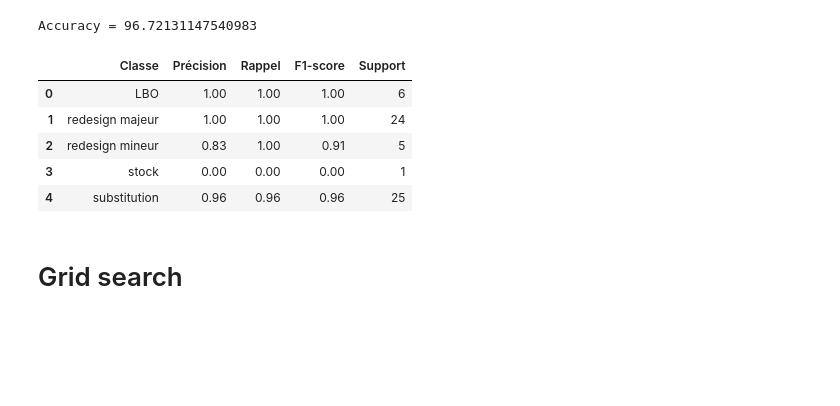
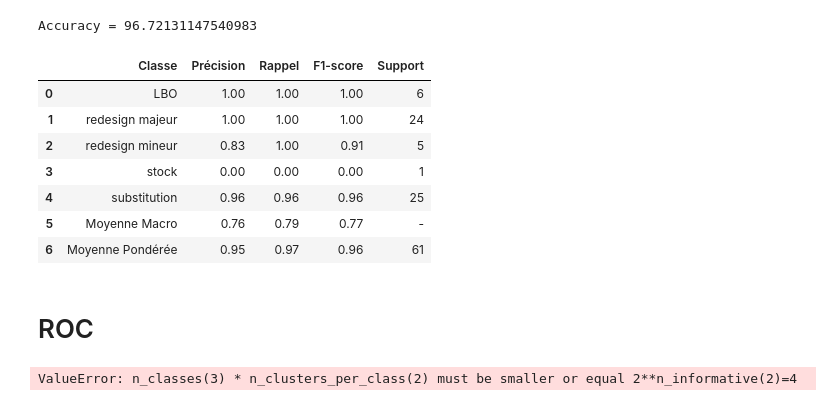
Before and after one commit to coupsim/PSYN_SNCF, a Jupyter notebook: Random_Forest_scratch.ipynb, the cells around one changed output. Cells and saved outputs as stored; diff of their text form; code cells hidden in the pictures; blank space fills up the shorter version.

```diff
--- a/Random_Forest_scratch.ipynb
+++ b/Random_Forest_scratch.ipynb
@@ -744,12 +814,14 @@ def classification_report_table(y_true, y_pred):
 # %%
-classification_report_scratch_table = classification_report_table(df_test.label,predictions)
+classification_report_scratch_table = classification_report_table2(df_test.label,predictions)
 classification_report_scratch_table
 # %% [output]
 |  | Classe | Précision | Rappel | F1-score | Support |
 | 0 | LBO | 1.00 | 1.00 | 1.00 | 6 |
 | 1 | redesign majeur | 1.00 | 1.00 | 1.00 | 24 |
 | 2 | redesign mineur | 0.83 | 1.00 | 0.91 | 5 |
 | 3 | stock | 0.00 | 0.00 | 0.00 | 1 |
 | 4 | substitution | 0.96 | 0.96 | 0.96 | 25 |
+| 5 | Moyenne Macro | 0.76 | 0.79 | 0.77 | - |
+| 6 | Moyenne Pondérée | 0.95 | 0.97 | 0.96 | 61 |
-# %% [markdown]
-# Grid search
+# %% [markdown]
+# ROC
@@ -756,3 +847,75 @@ classification_report_scratch_table
+# %%
+
+def count_class_distribution(leaf_assignments, y_train):
+    """
+    Compte le nombre d'échantillons par classe pour chaque feuille de chaque arbre.
+
+    :param leaf_assignments: Dictionnaire des attributions des feuilles par arbre
+    :param y_train: Labels d'entraînement
+    :return:
+        - tree_leaf_class_counts: {arbre: {id_feuille: {classe: nombre d'occurrences}}}
+        - tree_leaf_total_counts: {arbre: {id_feuille: nombre total d'exemples}}
+    """
+    tree_leaf_class_counts = defaultdict(lambda: defaultdict(lambda: defaultdict(int)))
+    tree_leaf_total_counts = defaultdict(lambda: defaultdict(int))
+
+    for tree_idx, leaf_ids in leaf_assignments.items():
+        for sample_idx, leaf_id in enumerate(leaf_ids):
+            class_label = y_train[sample_idx]
+            tree_leaf_class_counts[tree_idx][leaf_id][class_label] += 1
+            tree_leaf_total_counts[tree_idx][leaf_id] += 1
+
+    return tree_leaf_class_counts, tree_leaf_total_counts
+
+def compute_leaf_probabilities(tree_leaf_class_counts, tree_leaf_total_counts):
+    """
+    Calcule la probabilité de chaque classe dans chaque feuille.
+
+    :param tree_leaf_class_counts: Nombre d'exemples par classe pour chaque feuille et arbre
+    :param tree_leaf_total_counts: Nombre total d'exemples par feuille et arbre
+    :return: Dictionnaire {arbre: {id_feuille: {classe: probabilité}}}
+    """
+    tree_leaf_probabilities = {}
+    for tree_idx, leaves in tree_leaf_class_counts.items():
+        tree_leaf_probabilities[tree_idx] = {}
+        for leaf_id, class_counts in leaves.items():
+            total = tree_leaf_total_counts[tree_idx][leaf_id]
+            tree_leaf_probabilities[tree_idx][leaf_id] = {
+                cls: count / total for cls, count in class_counts.items()
+            }
+    return tree_leaf_probabilities
+
+def compute_forest_leaf_class_probabilities(model, X_train, y_train):
+    """
+    Calcule les probabilités de classe dans chaque feuille d'une forêt aléatoire.
+
+    :param model: RandomForestClassifier entraîné
+    :param X_train: Données d'entraînement
+    :param y_train: Labels d'entraînement
+    :return: Dictionnaire {arbre: {id_feuille: {classe: probabilité}}}
+    """
+    leaf_assignments = get_leaf_assignments(model, X_train)
+    tree_leaf_class_counts, tree_leaf_total_counts = count_class_distribution(leaf_assignments, y_train)
+    return compute_leaf_probabilities(tree_leaf_class_counts, tree_leaf_total_counts)
+
+# Exemple d'utilisation
+if __name__ == "__main__":
+    # Génération de données factices
+    X, y = make_classification(n_samples=1000, n_features=10, n_classes=3, random_state=42)
+
+    # Création et entraînement du modèle
+    clf = RandomForestClassifier(n_estimators=5, random_state=42)  # Petit nombre d'arbres pour illustration
+    clf.fit(X, y)
+
+    # Calcul des probabilités de classe par feuille
+    leaf_probabilities = compute_forest_leaf_class_probabilities(clf, X, y)
+
+    # Affichage des résultats pour le premier arbre
+    print("Probabilités des classes dans les feuilles du premier arbre:")
+    for leaf_id, probs in leaf_probabilities[0].items():
+        print(f"Feuille {leaf_id}: {probs}")
+# %% [output]
+ValueError: n_classes(3) * n_clusters_per_class(2) must be smaller or equal 2**n_informative(2)=4
 # %%
 import numpy as np
 
```
Also changed, not shown: parts of 9 cells of this notebook.
